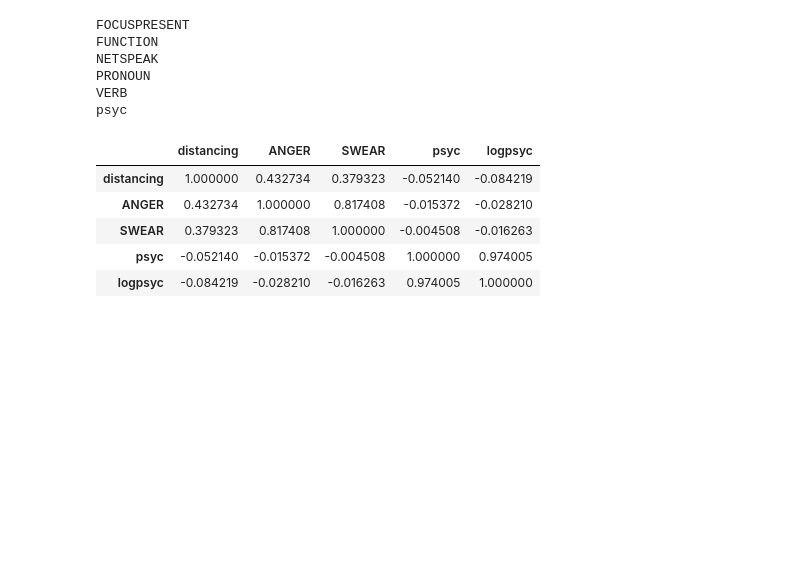
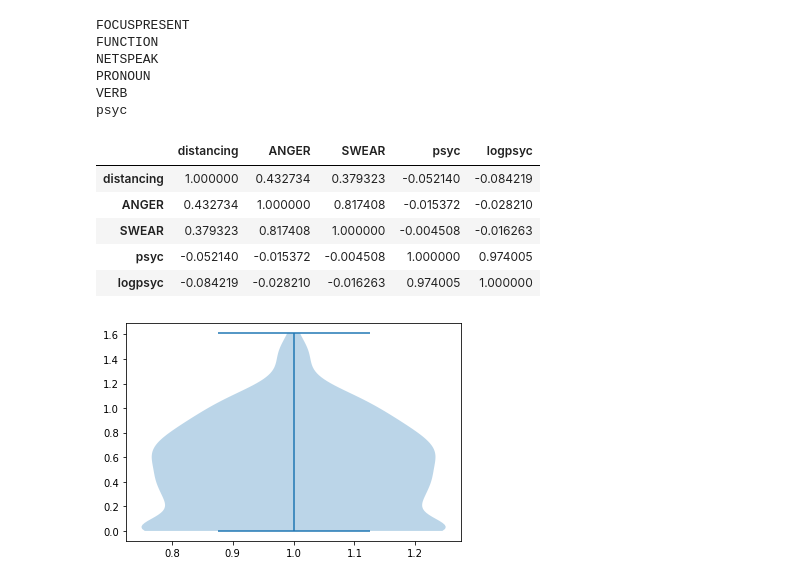
Before and after one commit to poimgs/Psych_Path, a Jupyter notebook: dark triad/Dark triad model.ipynb, the cells around one changed output. Drawn from its saved outputs; the diff is of its cells as text; code cells hidden in the pictures; blank space fills up the shorter version.

```diff
--- a/dark triad/Dark triad model.ipynb
+++ b/dark triad/Dark triad model.ipynb
@@ -126,3 +139,8 @@ our_model_df = df[['distancing', 'ANGER', 'SWEAR', 'psyc', 'logpsyc']]
 # Use our model to get the main features from LIWC
 X = our_model_df[['distancing', 'ANGER', 'SWEAR']]
 y = our_model_df['psyc']
+# %%
+plt.violinplot(y_scatter)
+plt.show()
+# %% [output]
+[figure, added]
```
Also changed, not shown: parts of 3 cells of this notebook, 4 other files.
